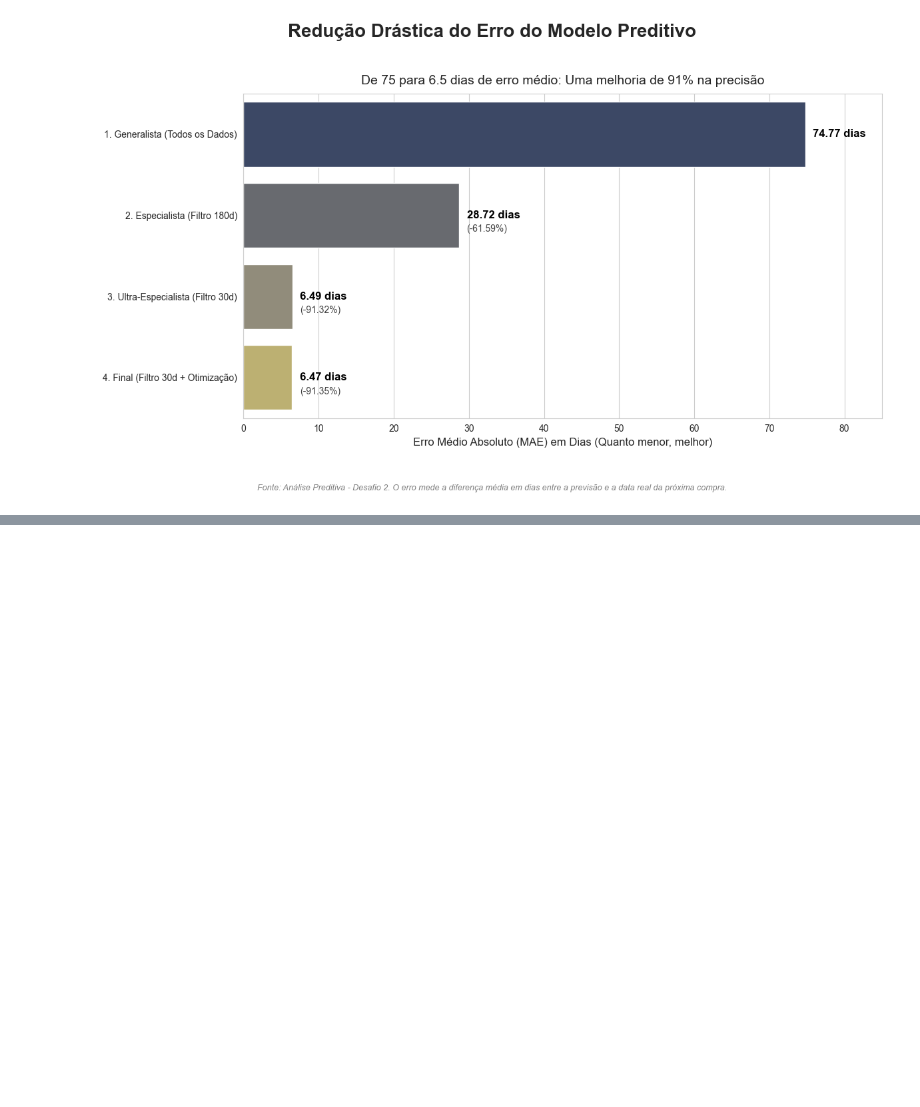
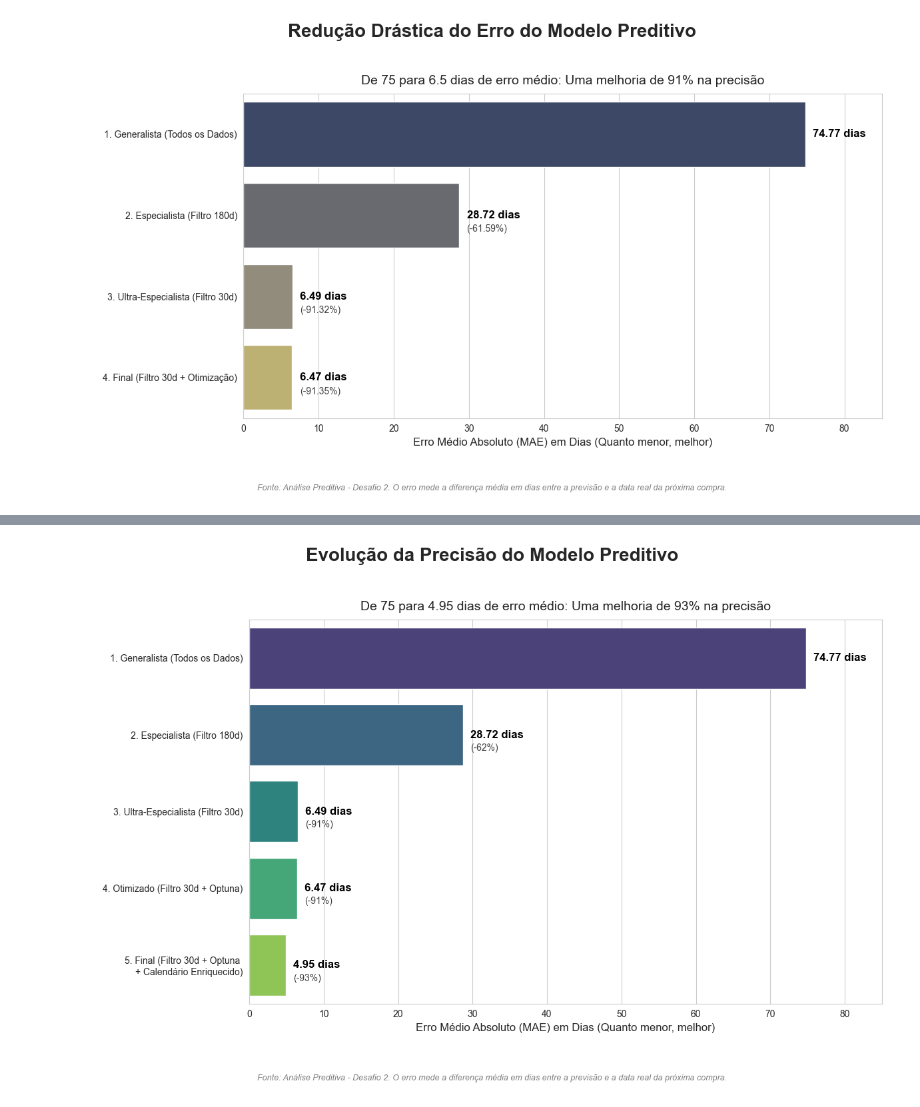
Before and after one commit to PedroHSSoares-Dev/ClickBus, a Jupyter notebook: Desafios/desafio2/notebooks/tratamento.ipynb, the cells around one changed output, grey strips where cells are left out. Drawn from its saved outputs; the diff is of its cells as text; code cells hidden in the pictures; blank space fills up the shorter version.

Commit message:
feat: finalizado o modelo regressor

```diff
--- a/Desafios/desafio2/notebooks/tratamento.ipynb
+++ b/Desafios/desafio2/notebooks/tratamento.ipynb
@@ -724,0 +827,75 @@ plt.show()
+# %%
+# 1. Usar um estilo profissional do Seaborn
+sns.set_style("whitegrid")
+plt.rcParams['font.family'] = 'sans-serif'
+
+# 2. Dados ATUALIZADOS com a última melhoria
+data = {
+    'Estratégia do Modelo': [
+        '1. Generalista (Todos os Dados)',
+        '2. Especialista (Filtro 180d)',
+        '3. Ultra-Especialista (Filtro 30d)',
+        '4. Otimizado (Filtro 30d + Optuna)',
+        '5. Final (Filtro 30d + Optuna \n+ Calendário Enriquecido)'
+    ],
+    'MAE (dias)': [74.77, 28.72, 6.49, 6.47, 4.95]
+}
+df_evolucao = pd.DataFrame(data)
+
+# 3. Criar o Gráfico
+fig, ax = plt.subplots(figsize=(12, 8)) # Aumentei um pouco a altura
+bars = sns.barplot(
+    x='MAE (dias)',
+    y='Estratégia do Modelo',
+    data=df_evolucao,
+    palette='viridis', # Usando viridis que tem uma progressão de cor legal
+    ax=ax
+)
+
+# 4. Títulos e Subtítulos ATUALIZADOS
+fig.suptitle('Evolução da Precisão do Modelo Preditivo', fontsize=20, fontweight='bold', ha='center')
+ax.set_title('De 75 para 4.95 dias de erro médio: Uma melhoria de 93% na precisão', fontsize=14, pad=10)
+
+ax.set_xlabel('Erro Médio Absoluto (MAE) em Dias (Quanto menor, melhor)', fontsize=12)
+ax.set_ylabel('')
+ax.set_xlim(0, 85)
+
+# 5. Anotações Inteligentes
+mae_inicial = df_evolucao['MAE (dias)'].iloc[0]
+
+for bar in ax.patches:
+    valor = bar.get_width()
+    melhoria_percentual = ((mae_inicial - valor) / mae_inicial) * 100
+
+    # Texto principal com o valor
+    ax.text(
+        valor + 1,
+        bar.get_y() + bar.get_height() / 2,
+        f'{valor:.2f} dias',
+        va='center',
+        fontsize=12,
+        fontweight='bold',
+        color='black'
+    )
+
+    # Texto secundário com a melhoria
+    if valor < mae_inicial:
+        ax.text(
+            valor + 1,
+            bar.get_y() + bar.get_height() / 1.4,
+            f'(-{melhoria_percentual:.0f}%)', # Arredondado para ficar mais limpo
+            va='center',
+            fontsize=10,
+            color='#404040'
+        )
+
+# 6. Rodapé
+fig.text(0.5, -0.02, 'Fonte: Análise Preditiva - Desafio 2. O erro mede a diferença média em dias entre a previsão e a data real da próxima compra.',
+         ha='center', fontsize=9, style='italic', color='gray')
+
+
+plt.tight_layout(rect=[0, 0.05, 1, 0.95])
+plt.savefig('../report/evolucao_modelo_final.png') # Salva a imagem
+plt.show()
+# %% [output]
+[figure, added]
```
Also changed, not shown: parts of 5 cells of this notebook, 2 other files.
